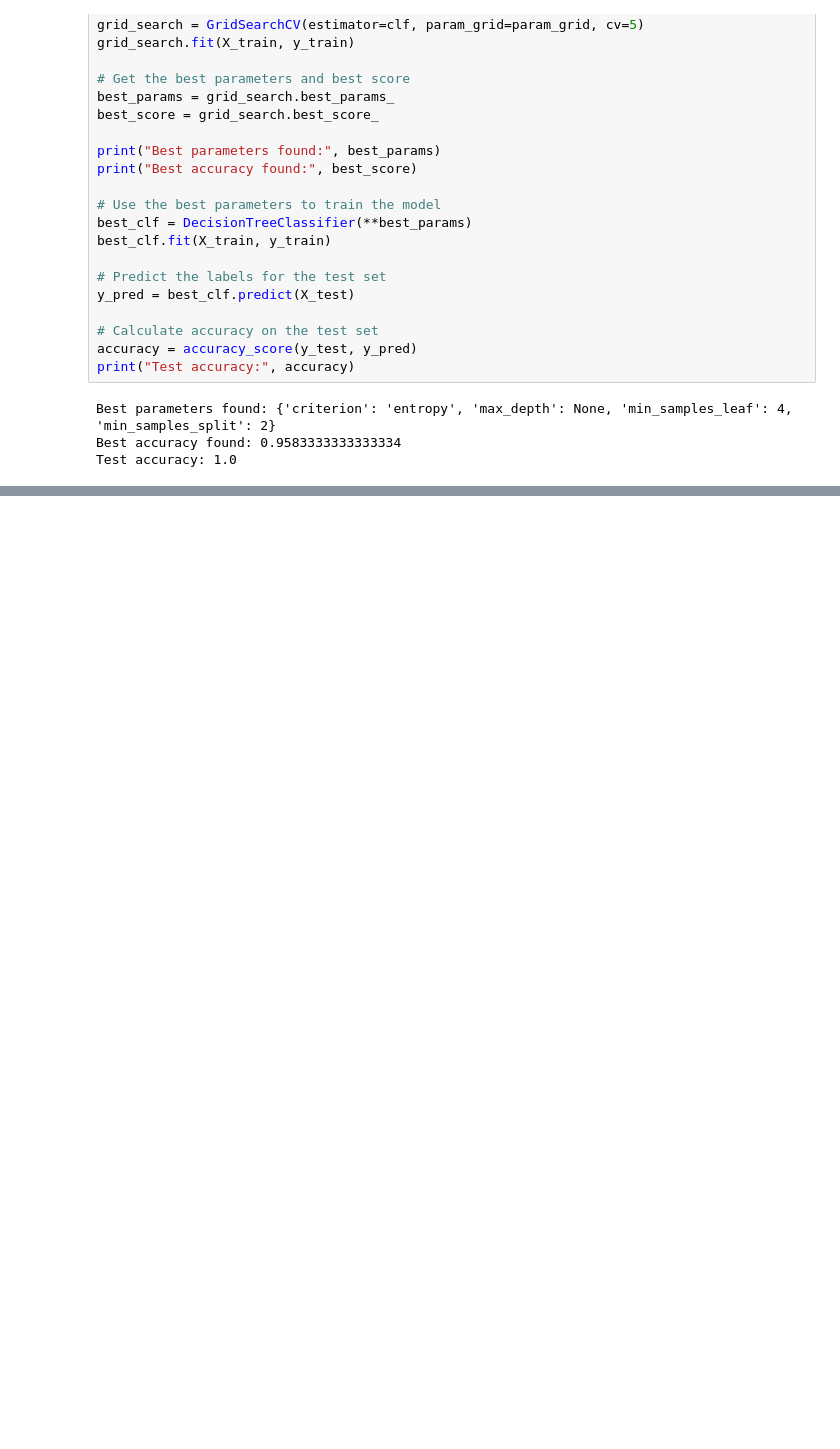
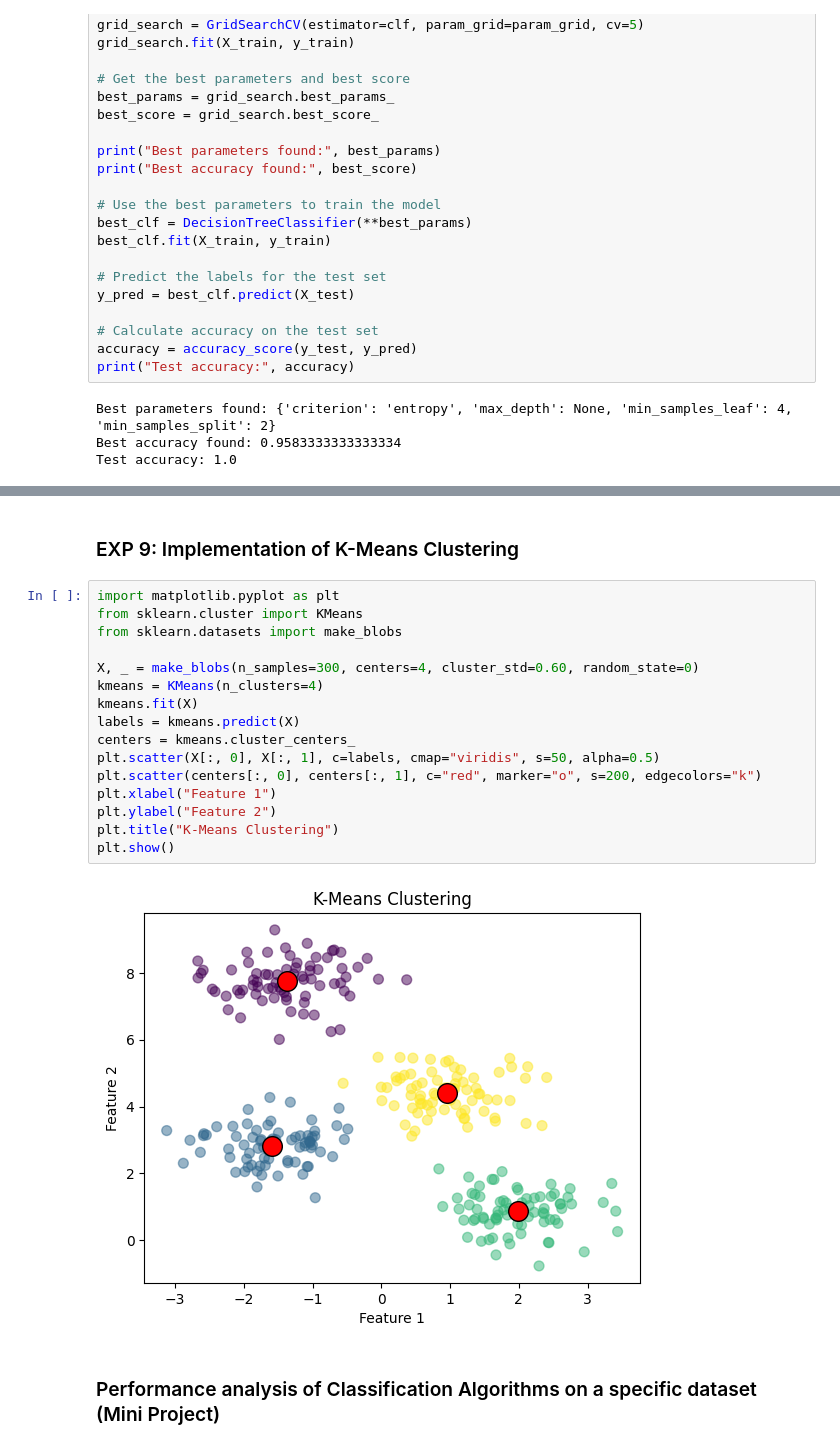
Before and after one commit to vineethreddymaddula/CRT, a Jupyter notebook: ML_LAB_R22.ipynb, the cells around one changed output, grey strips where cells are left out. Saved outputs shown, nothing was run; the diff lists cells and outputs as text; blank space fills up the shorter version.

```diff
--- a/ML_LAB_R22.ipynb
+++ b/ML_LAB_R22.ipynb
@@ -238,0 +294,22 @@ Test accuracy: 1.0
+# %% [markdown]
+### EXP 9: Implementation of K-Means Clustering
+# %%
+import matplotlib.pyplot as plt
+from sklearn.cluster import KMeans
+from sklearn.datasets import make_blobs
+
+X, _ = make_blobs(n_samples=300, centers=4, cluster_std=0.60, random_state=0)
+kmeans = KMeans(n_clusters=4)
+kmeans.fit(X)
+labels = kmeans.predict(X)
+centers = kmeans.cluster_centers_
+plt.scatter(X[:, 0], X[:, 1], c=labels, cmap="viridis", s=50, alpha=0.5)
+plt.scatter(centers[:, 0], centers[:, 1], c="red", marker="o", s=200, edgecolors="k")
+plt.xlabel("Feature 1")
+plt.ylabel("Feature 2")
+plt.title("K-Means Clustering")
+plt.show()
+# %% [output]
+[figure, added]
+# %% [markdown]
+###  Performance analysis of Classification Algorithms on a specific dataset (Mini Project)
```
Also changed, not shown: parts of 18 cells of this notebook.
